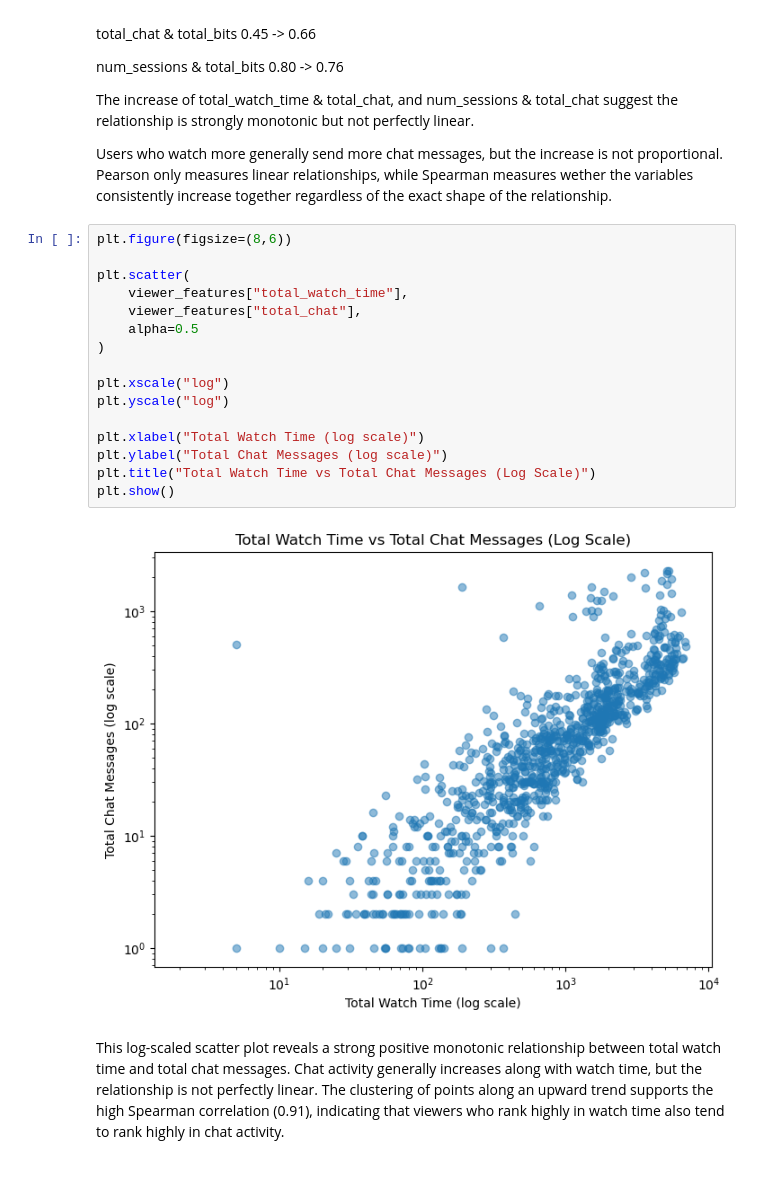
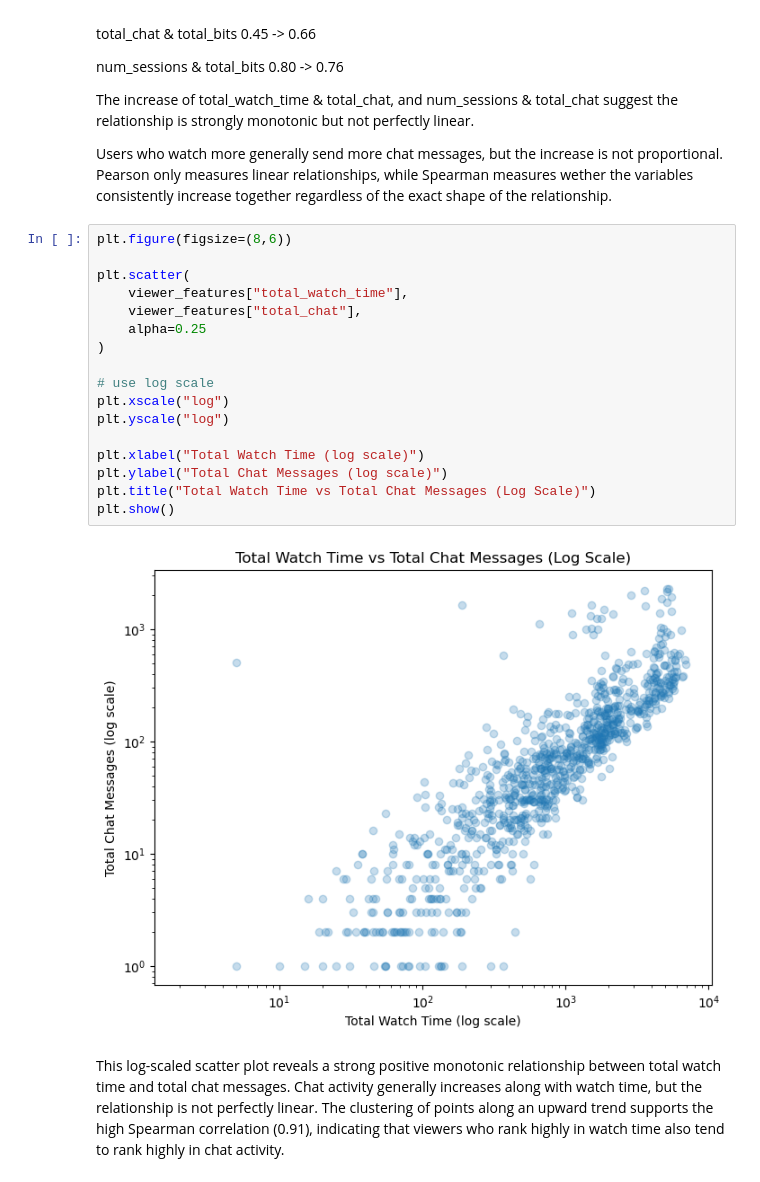
Before and after one commit to kylezhao101/IAT461-Assignment01, a Jupyter notebook: IAT461-Assignment01-Scaffold.ipynb, the cells around one changed output. Cells and saved outputs as stored; diff of their text form.

```diff
--- a/IAT461-Assignment01-Scaffold.ipynb
+++ b/IAT461-Assignment01-Scaffold.ipynb
@@ -1227,21 +1228,22 @@ Users who watch more generally send more chat messages, but the increase is not
 # %%
 plt.figure(figsize=(8,6))
 
 plt.scatter(
     viewer_features["total_watch_time"],
     viewer_features["total_chat"],
-    alpha=0.5
+    alpha=0.25
 )
 
+# use log scale
 plt.xscale("log")
 plt.yscale("log")
 
 plt.xlabel("Total Watch Time (log scale)")
 plt.ylabel("Total Chat Messages (log scale)")
 plt.title("Total Watch Time vs Total Chat Messages (Log Scale)")
 plt.show()
 # %% [output]
-[figure, old version]
+[figure, new version]
 # %% [markdown]
 This log-scaled scatter plot reveals a strong positive monotonic relationship between total watch time and total chat messages. Chat activity generally increases along with watch time, but the relationship is not perfectly linear. The clustering of points along an upward trend supports the high Spearman correlation (0.91), indicating that viewers who rank highly in watch time also tend to rank highly in chat activity.
 # %% [markdown]
```
Also changed, not shown: parts of 41 cells of this notebook.
